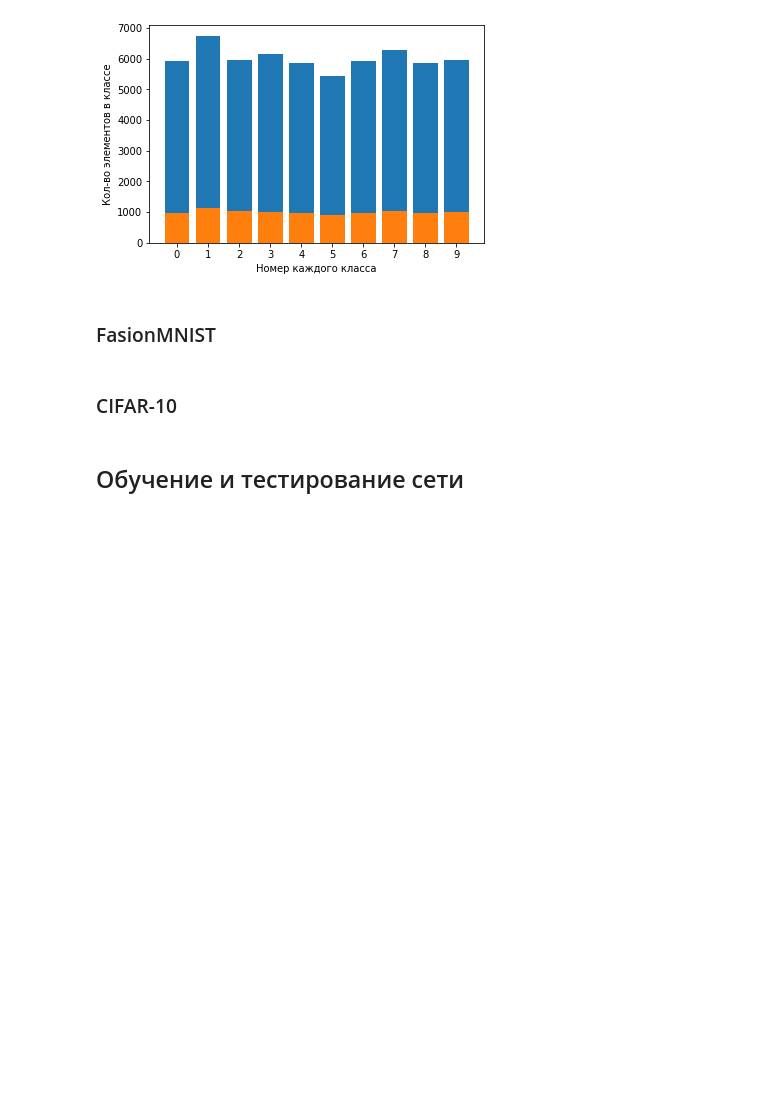
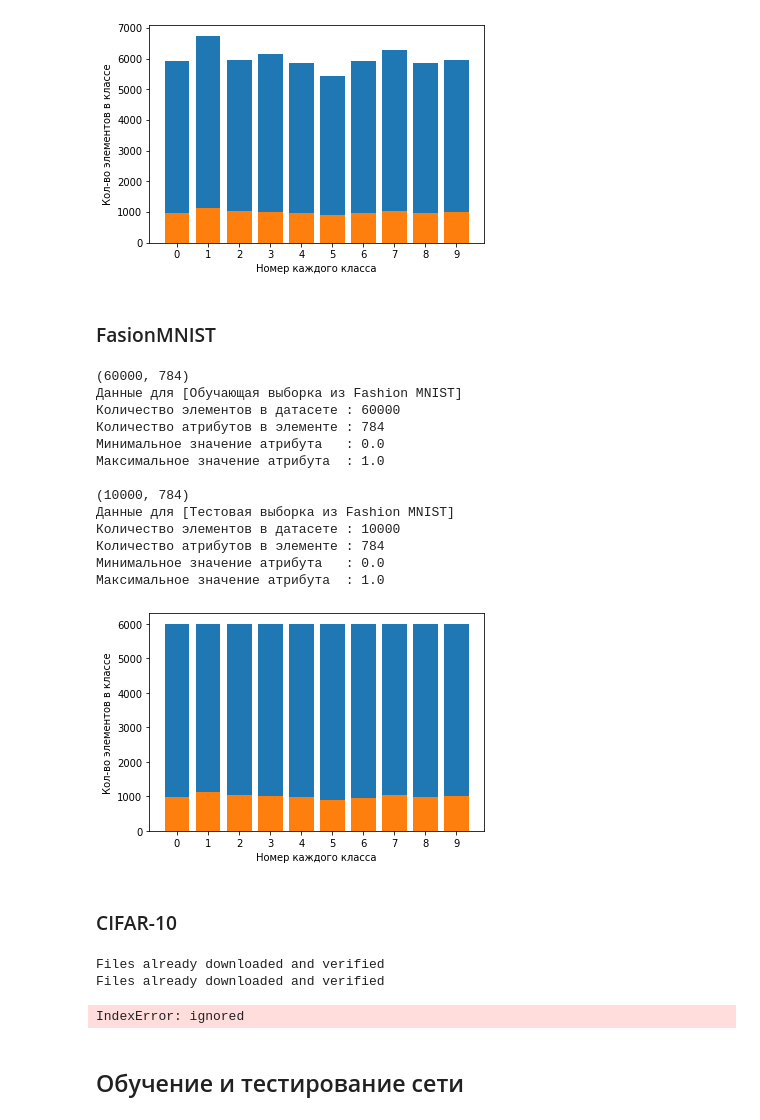
Before and after one commit to marianelia/tmp, a Jupyter notebook: Solution.ipynb, the cells around one changed output. Drawn from its saved outputs; the diff is of its cells as text; code cells hidden in the pictures; blank space fills up the shorter version.

```diff
--- a/Solution.ipynb
+++ b/Solution.ipynb
@@ -223,7 +214,65 @@ analyze(mnist_test_x, mnist_test_y_reshape, "Тестовая выборка и
 [figure]
 # %% [markdown]
 ### FasionMNIST
+# %%
+fashion_mnist_train = datasets.FashionMNIST(root = './fdata/', train = True, transform = transforms.ToTensor(), download=True)
+fashion_mnist_train_x = fashion_mnist_train.train_labels;
+fashion_mnist_train_y_raw = fashion_mnist_train.train_data;
+
+fashion_mnist_train_y = convert_values(fashion_mnist_train_y_raw)
+fashion_mnist_train_y_reshape = fashion_mnist_train_y.reshape(60000, -1)
+
+print(fashion_mnist_train_y_reshape.shape)
+
+analyze(fashion_mnist_train_x, fashion_mnist_train_y_reshape, "Обучающая выборка из Fashion MNIST")
+
+fashion_mnist_test = datasets.MNIST(root = './fdata/', train = False,transform = transforms.ToTensor(), download=True)
+fashion_mnist_test_x = fashion_mnist_test.train_labels;
+fashion_mnist_test_y_raw = fashion_mnist_test.train_data;
+
+fashion_mnist_test_y = convert_values(fashion_mnist_test_y_raw)
+
+fashion_mnist_test_y_reshape = fashion_mnist_test_y.reshape(10000, -1)
+print(fashion_mnist_test_y_reshape.shape)
+analyze(fashion_mnist_test_x, fashion_mnist_test_y_reshape, "Тестовая выборка из Fashion MNIST")
+
+
+#print(fashion_mnist_train)
+#(fashion_mnist_train_y_raw.shape)
+# %% [output]
+(60000, 784)
+Данные для [Обучающая выборка из Fashion MNIST]
+Количество элементов в датасете : 60000
+Количество атрибутов в элементе : 784
+Минимальное значение атрибута   : 0.0
+Максимальное значение атрибута  : 1.0
+
+(10000, 784)
+Данные для [Тестовая выборка из Fashion MNIST]
+Количество элементов в датасете : 10000
+Количество атрибутов в элементе : 784
+Минимальное значение атрибута   : 0.0
+Максимальное значение атрибута  : 1.0
+[figure, added]
 # %% [markdown]
 ### CIFAR-10
+# %%
+transform = transforms.Compose(
+    [transforms.ToTensor(),
+     transforms.Normalize((0.5, 0.5, 0.5), (0.5, 0.5, 0.5))])
+
+cfar_train_list = datasets.CIFAR10(root = './cdata/', train = True, transform = transform, download=True)
+
+#cfar_train_x = cfar_train.train_labels;
+#cfar_train_y_raw = cfar_train.train_data;
+
+
+cfar_test_list = datasets.CIFAR10(root = './cdata/', train = False,transform = transform, download=True)
+
+print(cfar_test_list['test_batch'])
+# %% [output]
+Files already downloaded and verified
+Files already downloaded and verified
+IndexError: ignored
 # %% [markdown]
 ## Обучение и тестирование сети
```
Also changed, not shown: parts of 4 cells of this notebook.
